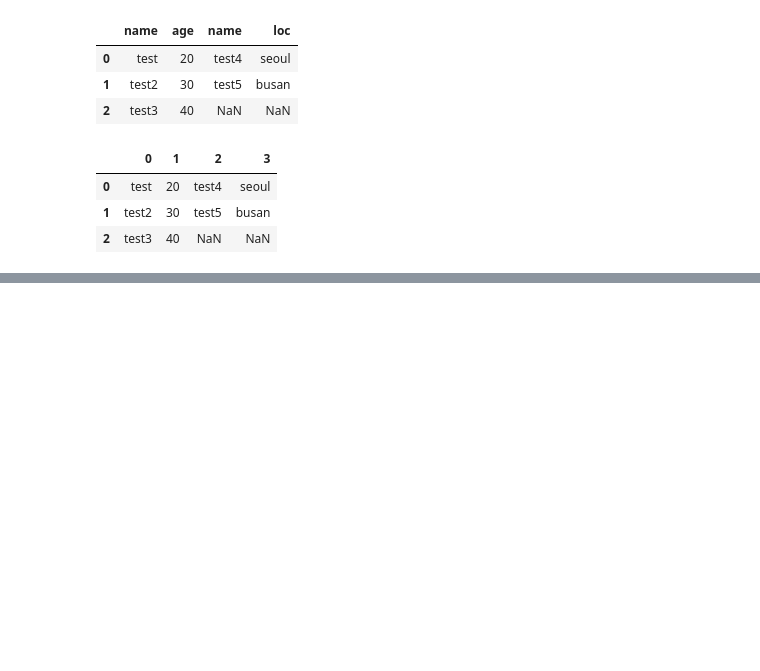
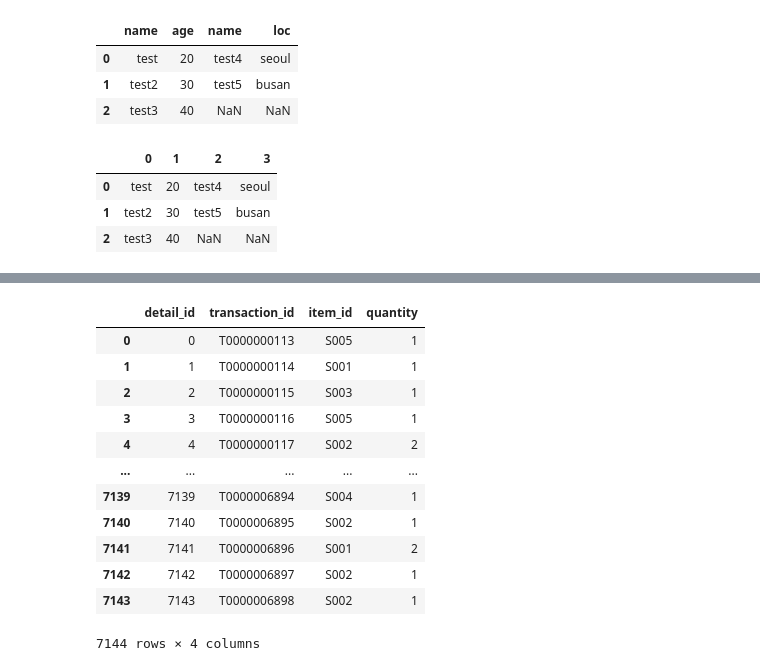
Before and after one commit to do-po/test_1, a Jupyter notebook: Python/24_03_26/dataframe.ipynb, the cells around one changed output, grey strips where cells are left out. Saved outputs shown, nothing was run; the diff lists cells and outputs as text; code cells hidden in the pictures; blank space fills up the shorter version.

```diff
--- a/Python/24_03_26/dataframe.ipynb
+++ b/Python/24_03_26/dataframe.ipynb
@@ -108,0 +191,18 @@ pd.concat([df, df2], axis= 1, ignore_index= True) # 열로 결합했기에 colum
+# %%
+tran_d_n = pd.concat([tran_d_1, tran_d_2], axis= 0, ignore_index= True)
+
+tran_d_n.sort_values('transaction_id')
+# %% [output]
+|  | detail_id | transaction_id | item_id | quantity |
+| 0 | 0 | T0000000113 | S005 | 1 |
+| 1 | 1 | T0000000114 | S001 | 1 |
+| 2 | 2 | T0000000115 | S003 | 1 |
+| 3 | 3 | T0000000116 | S005 | 1 |
+| 4 | 4 | T0000000117 | S002 | 2 |
+| ... | ... | ... | ... | ... |
+| 7139 | 7139 | T0000006894 | S004 | 1 |
+| 7140 | 7140 | T0000006895 | S002 | 1 |
+| 7141 | 7141 | T0000006896 | S001 | 2 |
+| 7142 | 7142 | T0000006897 | S002 | 1 |
+| 7143 | 7143 | T0000006898 | S002 | 1 |
+7144 rows × 4 columns
```
Also changed, not shown: parts of 23 cells of this notebook, 1 other file.
